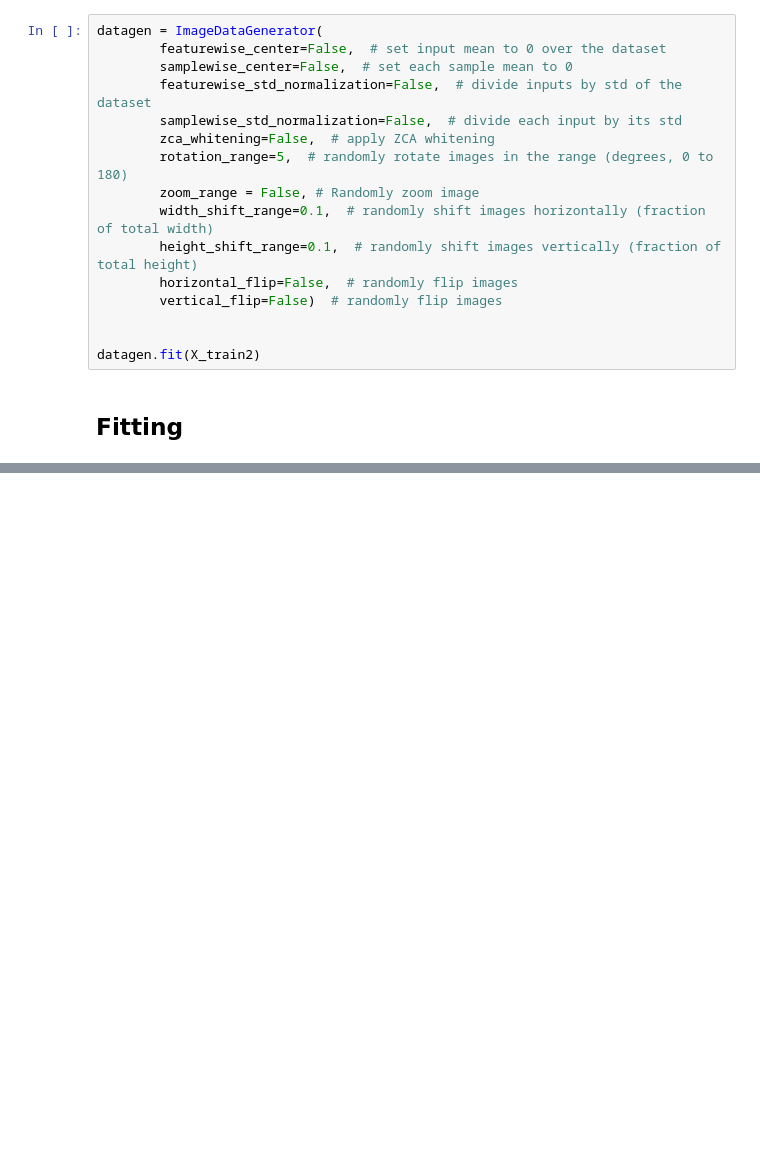
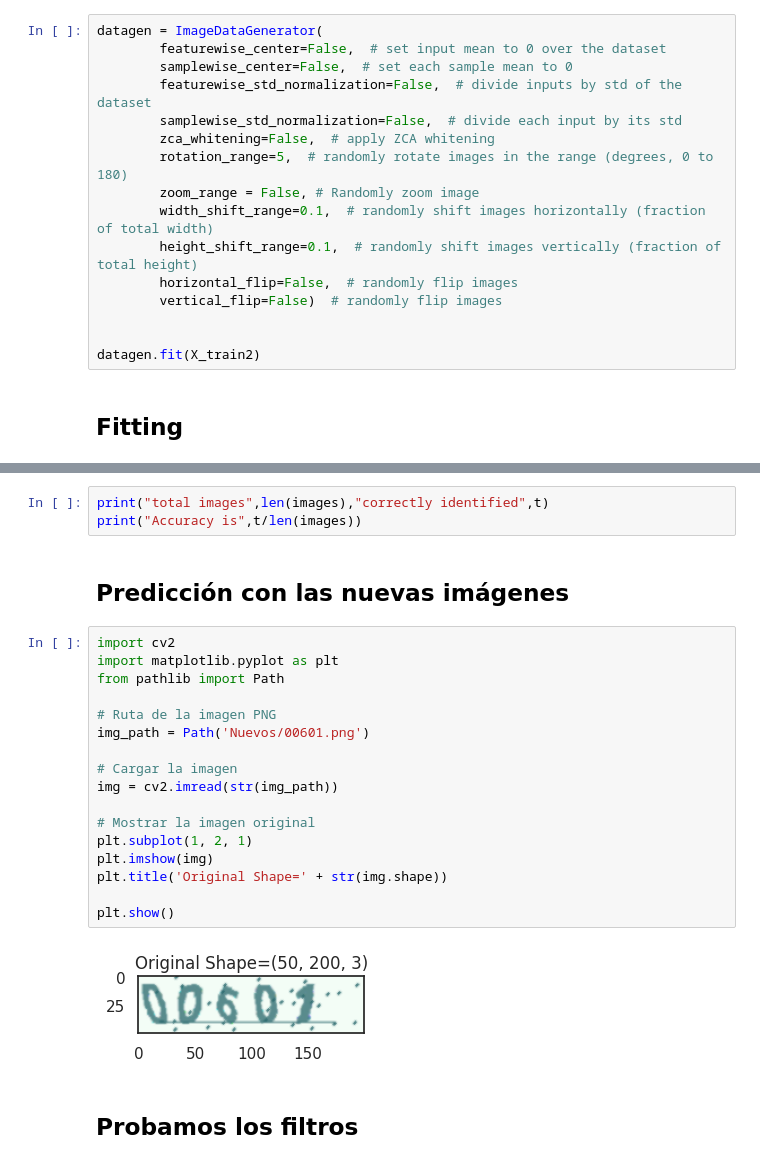
Before and after one commit to cabamarcos/Captcha_recognition, a Jupyter notebook: IAO.ipynb, the cells around one changed output, grey strips where cells are left out. Saved outputs shown, nothing was run; the diff lists cells and outputs as text; blank space fills up the shorter version.

```diff
--- a/IAO.ipynb
+++ b/IAO.ipynb
@@ -1015,0 +1039,26 @@ El tiempo total es:  2864.8055078983307
+# %%
+print("total images",len(images),"correctly identified",t)
+print("Accuracy is",t/len(images))
+# %% [markdown]
+## Predicción con las nuevas imágenes
+# %%
+import cv2
+import matplotlib.pyplot as plt
+from pathlib import Path
+
+# Ruta de la imagen PNG
+img_path = Path('Nuevos/00601.png')
+
+# Cargar la imagen
+img = cv2.imread(str(img_path))
+
+# Mostrar la imagen original
+plt.subplot(1, 2, 1)
+plt.imshow(img)
+plt.title('Original Shape=' + str(img.shape))
+
+plt.show()
+# %% [output]
+[figure, added]
+# %% [markdown]
+## Probamos los filtros
```
Also changed, not shown: parts of 33 cells of this notebook.
